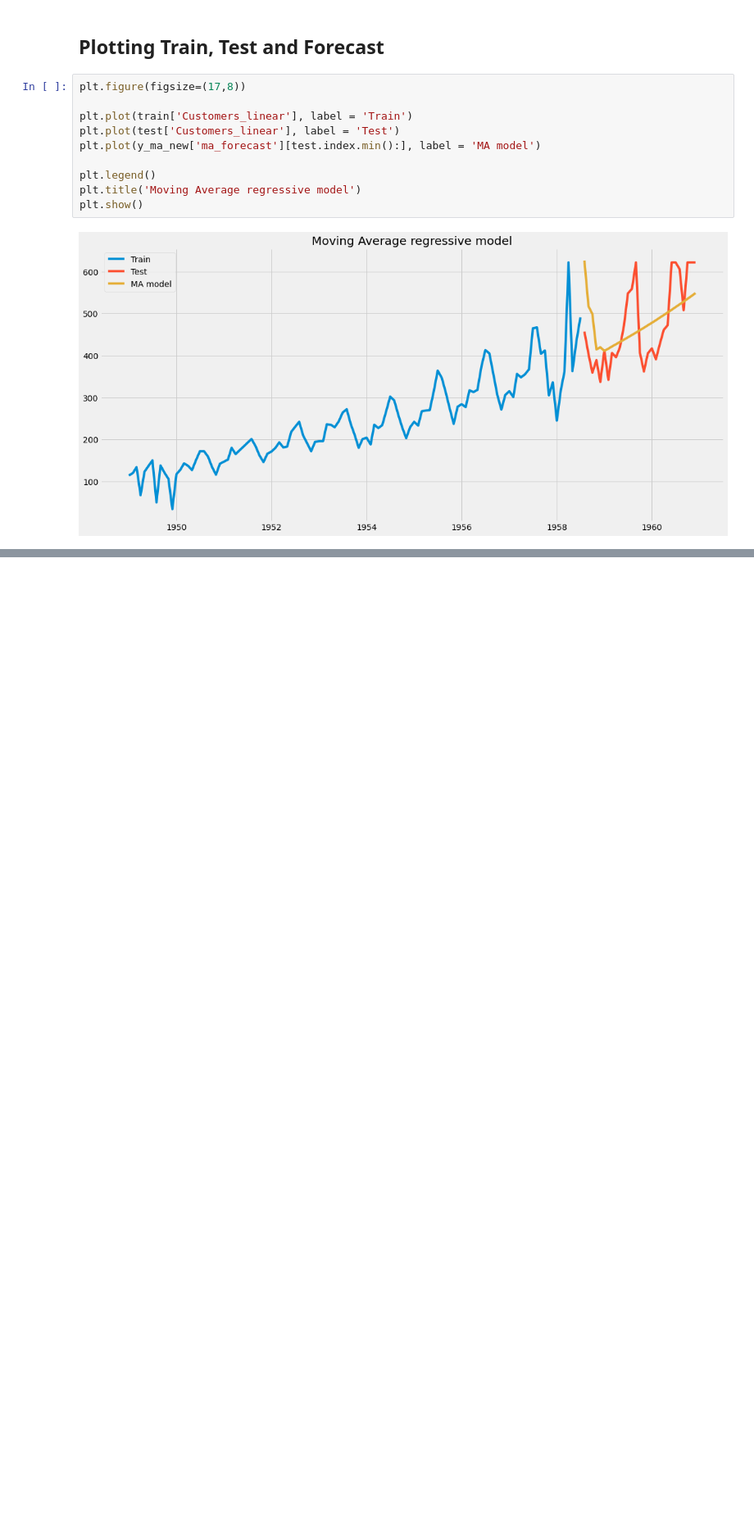
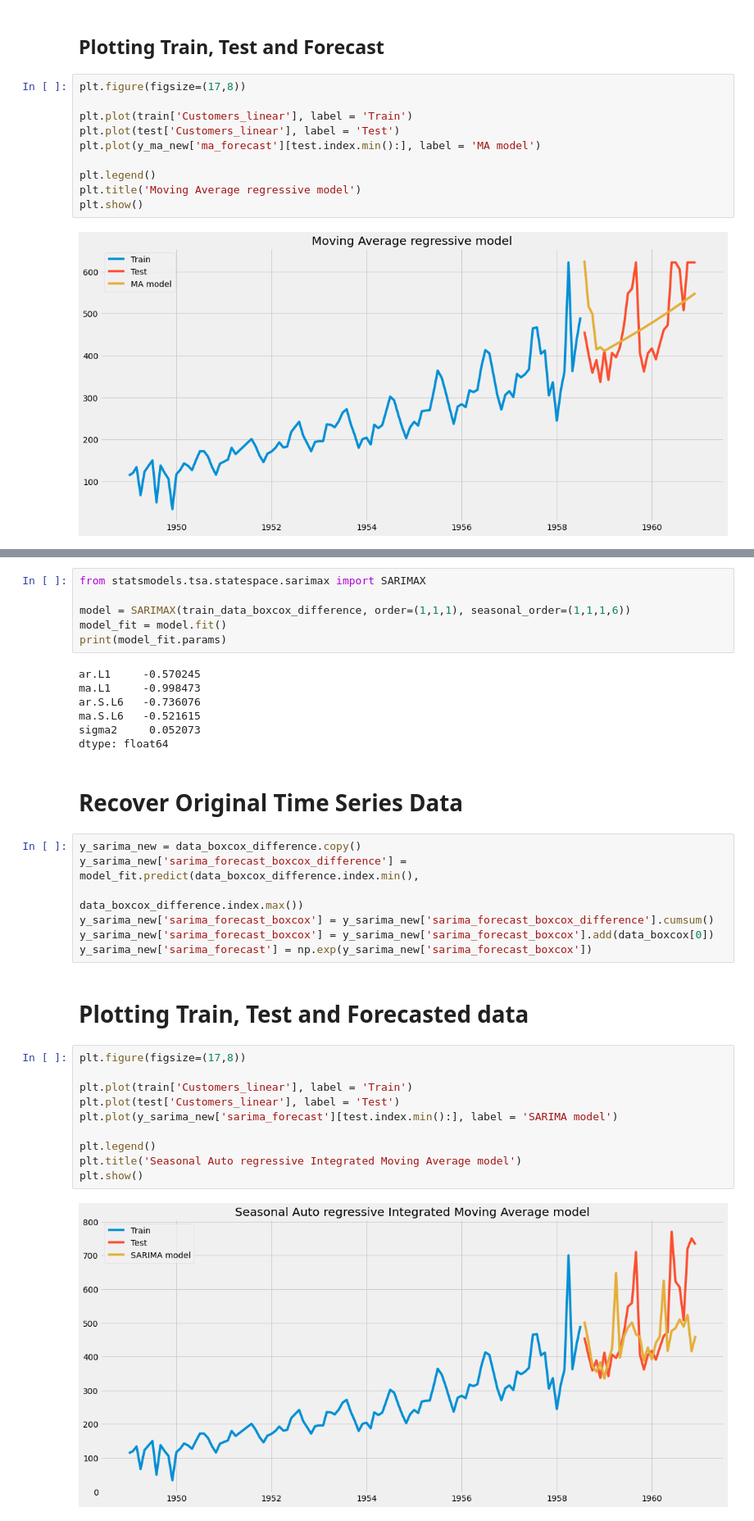
Before and after one commit to fardinafdideh/Machine-Learning-A-to-Z-using-Python, a Jupyter notebook: machine-learning-a-to-z.ipynb, the cells around one changed output, grey strips where cells are left out. Shown: that part at 82% size. Saved outputs shown, nothing was run; the diff lists cells and outputs as text; blank space fills up the shorter version.

```diff
--- a/machine-learning-a-to-z.ipynb
+++ b/machine-learning-a-to-z.ipynb
@@ -404,0 +535,36 @@ plt.show()
+# %%
+from statsmodels.tsa.statespace.sarimax import SARIMAX
+
+model = SARIMAX(train_data_boxcox_difference, order=(1,1,1), seasonal_order=(1,1,1,6))
+model_fit = model.fit()
+print(model_fit.params)
+# %% [output]
+ar.L1     -0.570245
+ma.L1     -0.998473
+ar.S.L6   -0.736076
+ma.S.L6   -0.521615
+sigma2     0.052073
+dtype: float64
+# %% [markdown]
+# Recover Original Time Series Data
+# %%
+y_sarima_new = data_boxcox_difference.copy()
+y_sarima_new['sarima_forecast_boxcox_difference'] = model_fit.predict(data_boxcox_difference.index.min(),
+                                                                      data_boxcox_difference.index.max())
+y_sarima_new['sarima_forecast_boxcox'] = y_sarima_new['sarima_forecast_boxcox_difference'].cumsum()
+y_sarima_new['sarima_forecast_boxcox'] = y_sarima_new['sarima_forecast_boxcox'].add(data_boxcox[0])
+y_sarima_new['sarima_forecast'] = np.exp(y_sarima_new['sarima_forecast_boxcox'])
+# %% [markdown]
+# Plotting Train, Test and Forecasted data
+# %%
+plt.figure(figsize=(17,8))
+
+plt.plot(train['Customers_linear'], label = 'Train')
+plt.plot(test['Customers_linear'], label = 'Test')
+plt.plot(y_sarima_new['sarima_forecast'][test.index.min():], label = 'SARIMA model')
+
+plt.legend()
+plt.title('Seasonal Auto regressive Integrated Moving Average model')
+plt.show()
+# %% [output]
+[figure, added]
```
Also changed, not shown: parts of 23 cells of this notebook.
